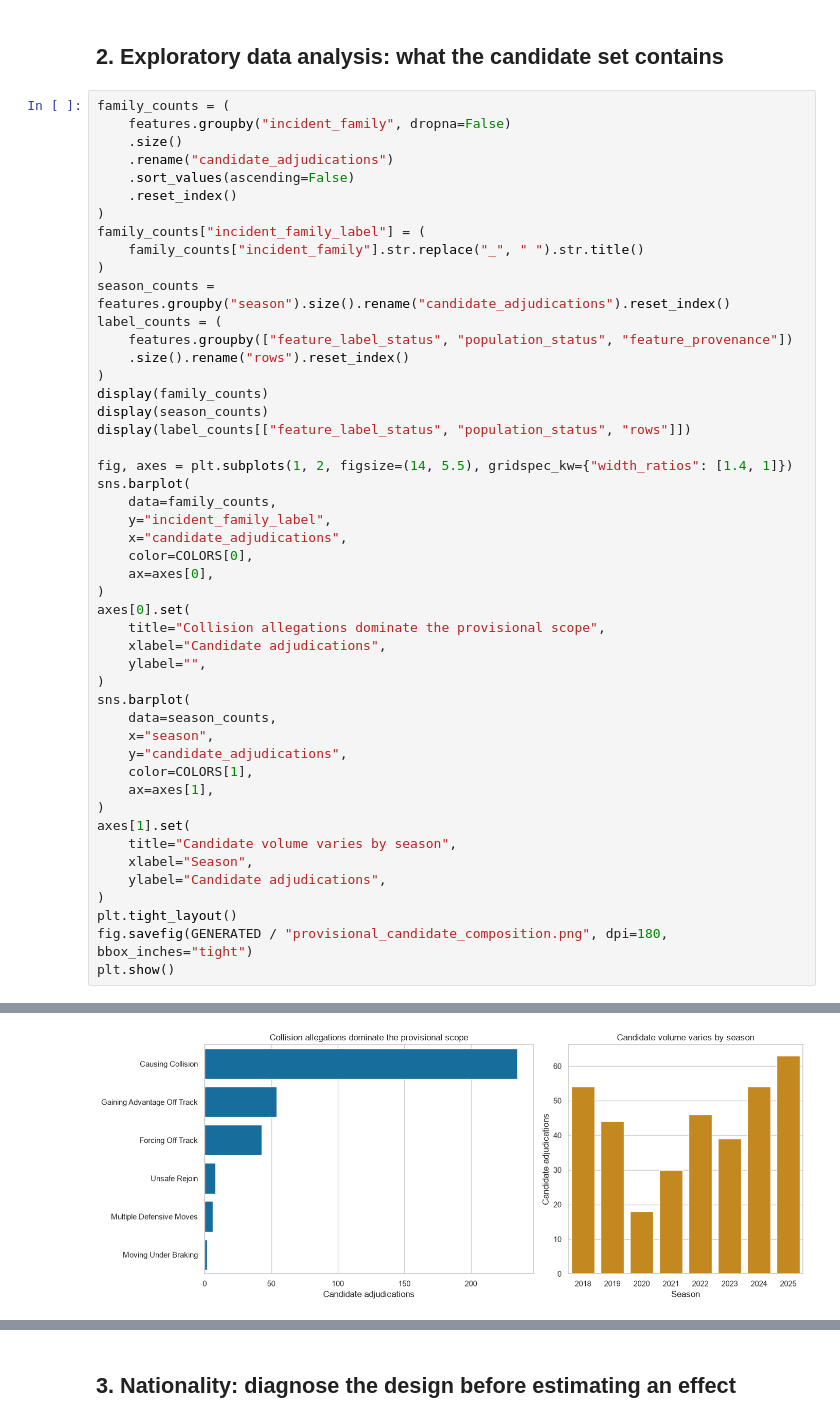
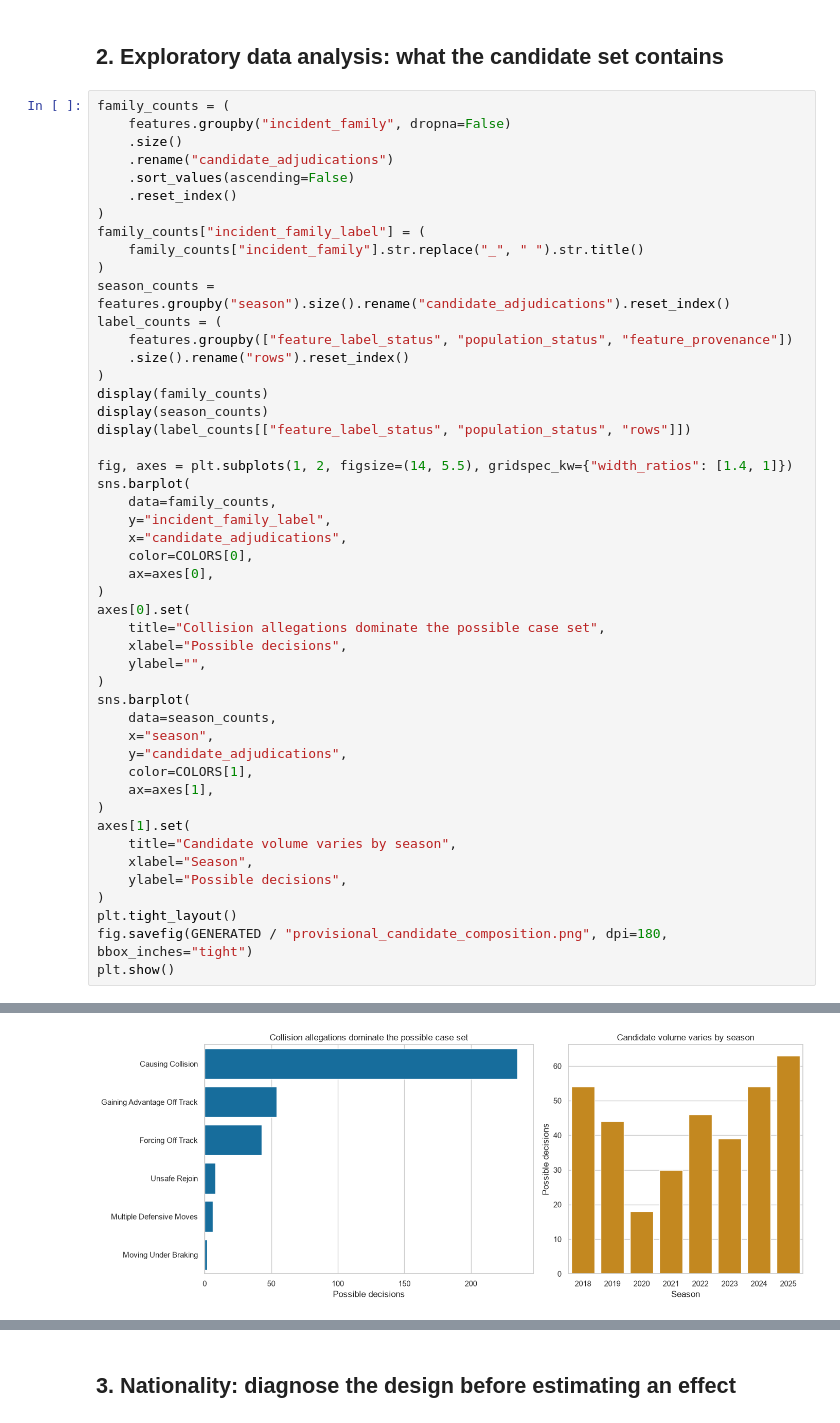
Before and after one commit to brianbzeng/f1-stewarding-analysis, a Jupyter notebook: notebooks/06_final_oversight_report.ipynb, the cells around one changed output, grey strips where cells are left out. Drawn from its saved outputs; the diff is of its cells as text.

```diff
--- a/notebooks/06_final_oversight_report.ipynb
+++ b/notebooks/06_final_oversight_report.ipynb
@@ -188,8 +186,8 @@ sns.barplot(
     ax=axes[0],
 )
 axes[0].set(
-    title="Collision allegations dominate the provisional scope",
-    xlabel="Candidate adjudications",
+    title="Collision allegations dominate the possible case set",
+    xlabel="Possible decisions",
     ylabel="",
 )
 sns.barplot(
@@ -199,33 +197,33 @@ sns.barplot(
     color=COLORS[1],
     ax=axes[1],
 )
 axes[1].set(
     title="Candidate volume varies by season",
     xlabel="Season",
-    ylabel="Candidate adjudications",
+    ylabel="Possible decisions",
 )
 plt.tight_layout()
 fig.savefig(GENERATED / "provisional_candidate_composition.png", dpi=180, bbox_inches="tight")
 plt.show()
 # %% [output]
 |  | incident_family | candidate_adjudications | incident_family_label |
 | 0 | causing_collision | 235 | Causing Collision |
 | 1 | gaining_advantage_off_track | 54 | Gaining Advantage Off Track |
 | 2 | forcing_off_track | 43 | Forcing Off Track |
 | 3 | unsafe_rejoin | 8 | Unsafe Rejoin |
 | 4 | multiple_defensive_moves | 6 | Multiple Defensive Moves |
 | 5 | moving_under_braking | 2 | Moving Under Braking |
 |  | season | candidate_adjudications |
 | 0 | 2018 | 54 |
 | 1 | 2019 | 44 |
 | 2 | 2020 | 18 |
 | 3 | 2021 | 30 |
 | 4 | 2022 | 46 |
 | 5 | 2023 | 39 |
 | 6 | 2024 | 54 |
 | 7 | 2025 | 63 |
 |  | feature_label_status | population_status | rows |
 | 0 | incomplete_human_coding | incomplete_human_coding | 174 |
 | 1 | incomplete_human_coding | source_coded_primary_pending_human | 174 |
-[figure, old version]
+[figure, new version]
 # %% [markdown]
```
Also changed, not shown: parts of 14 cells of this notebook, 7 other files.
